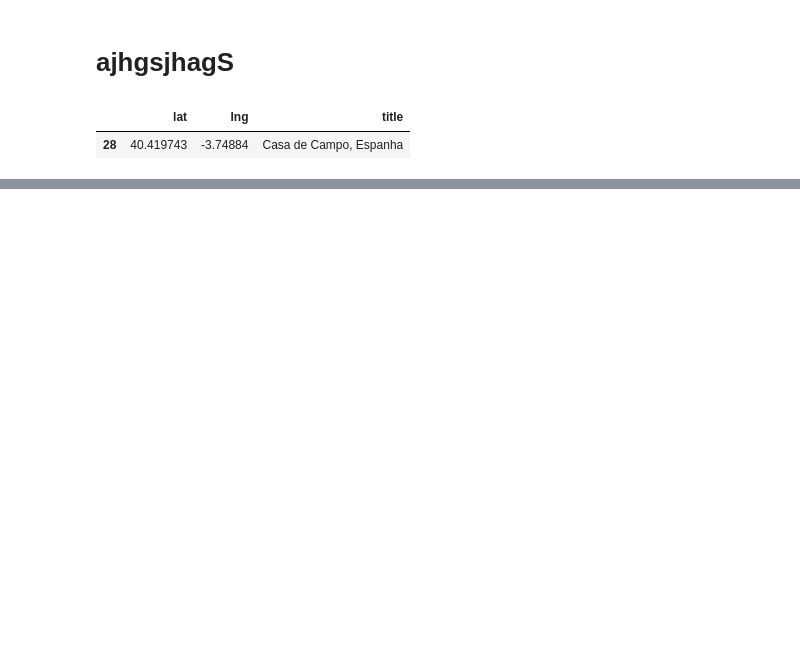
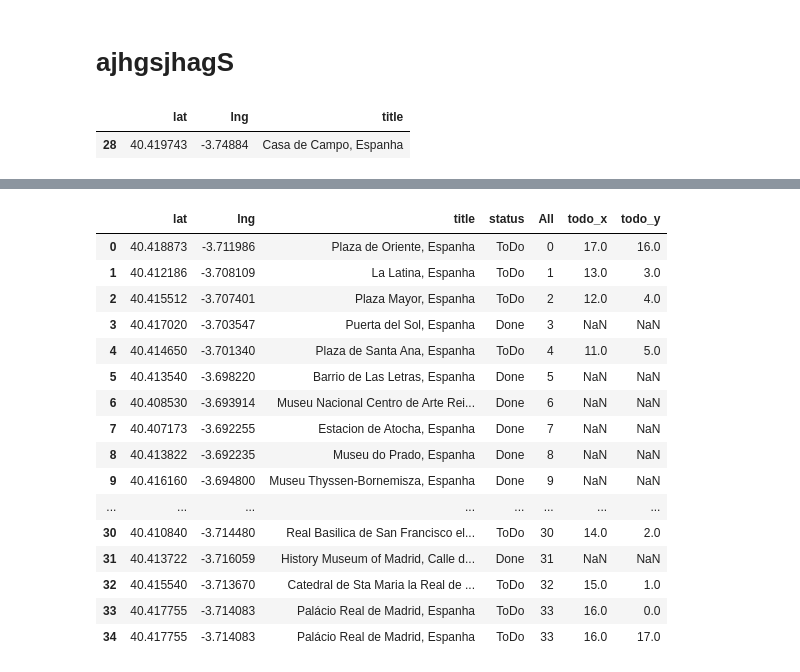
Before and after one commit to erickmattoso/madrid, a Jupyter notebook: Untitled.ipynb, the cells around one changed output, grey strips where cells are left out. Saved outputs shown, nothing was run; the diff lists cells and outputs as text; code cells hidden in the pictures; blank space fills up the shorter version.

```diff
--- a/Untitled.ipynb
+++ b/Untitled.ipynb
@@ -200,8 +200,30 @@ csv_csv["All"]=csv_csv.index
 csv_csv.to_csv("csv_csv.csv")
 # %%
 df_original = pd.read_csv('csv_csv.csv', index_col=[0])
-df_original.loc[df_original.title.str.contains("Parque Madrid .*, Espanha"),"title"]="Parque Madrid Rio, Espanha"
-df_original[df_original.title.str.contains("Parque Madrid .*, Espanha")]
-df_original = df_original.drop(columns={"sdasda"})
+# df_original.loc[df_original.title.str.contains("Parque Madrid .*, Espanha"),"title"]="Parque Madrid Rio, Espanha"
+# df_original[df_original.title.str.contains("Parque Madrid .*, Espanha")]
+# df_original = df_original.drop(columns={"sdasda"})
 
-df_original.to_csv("csv_csv.csv", index=[0])
+# df_original.to_csv("csv_csv.csv", index=[0])
+# df_original = df_original.drop_duplicates("title").reset_index(drop=True)
+# df_original.to_csv("csv_csv.csv", index=[0])
+
+df_original
+# %% [output]
+|  | lat | lng | title | status | All | todo_x | todo_y |
+| 0 | 40.418873 | -3.711986 | Plaza de Oriente, Espanha | ToDo | 0 | 17.0 | 16.0 |
+| 1 | 40.412186 | -3.708109 | La Latina, Espanha | ToDo | 1 | 13.0 | 3.0 |
+| 2 | 40.415512 | -3.707401 | Plaza Mayor, Espanha | ToDo | 2 | 12.0 | 4.0 |
+| 3 | 40.417020 | -3.703547 | Puerta del Sol, Espanha | Done | 3 | NaN | NaN |
+| 4 | 40.414650 | -3.701340 | Plaza de Santa Ana, Espanha | ToDo | 4 | 11.0 | 5.0 |
+| 5 | 40.413540 | -3.698220 | Barrio de Las Letras, Espanha | Done | 5 | NaN | NaN |
+| 6 | 40.408530 | -3.693914 | Museu Nacional Centro de Arte Rei... | Done | 6 | NaN | NaN |
+| 7 | 40.407173 | -3.692255 | Estacion de Atocha, Espanha | Done | 7 | NaN | NaN |
+| 8 | 40.413822 | -3.692235 | Museu do Prado, Espanha | Done | 8 | NaN | NaN |
+| 9 | 40.416160 | -3.694800 | Museu Thyssen-Bornemisza, Espanha | Done | 9 | NaN | NaN |
+| ... | ... | ... | ... | ... | ... | ... | ... |
+| 30 | 40.410840 | -3.714480 | Real Basilica de San Francisco el... | ToDo | 30 | 14.0 | 2.0 |
+| 31 | 40.413722 | -3.716059 | History Museum of Madrid, Calle d... | Done | 31 | NaN | NaN |
+| 32 | 40.415540 | -3.713670 | Catedral de Sta Maria la Real de ... | ToDo | 32 | 15.0 | 1.0 |
+| 33 | 40.417755 | -3.714083 | Palácio Real de Madrid, Espanha | ToDo | 33 | 16.0 | 0.0 |
+| 34 | 40.417755 | -3.714083 | Palácio Real de Madrid, Espanha | ToDo | 33 | 16.0 | 17.0 |
```
Also changed, not shown: parts of 1 cell of this notebook, 1 other file.
